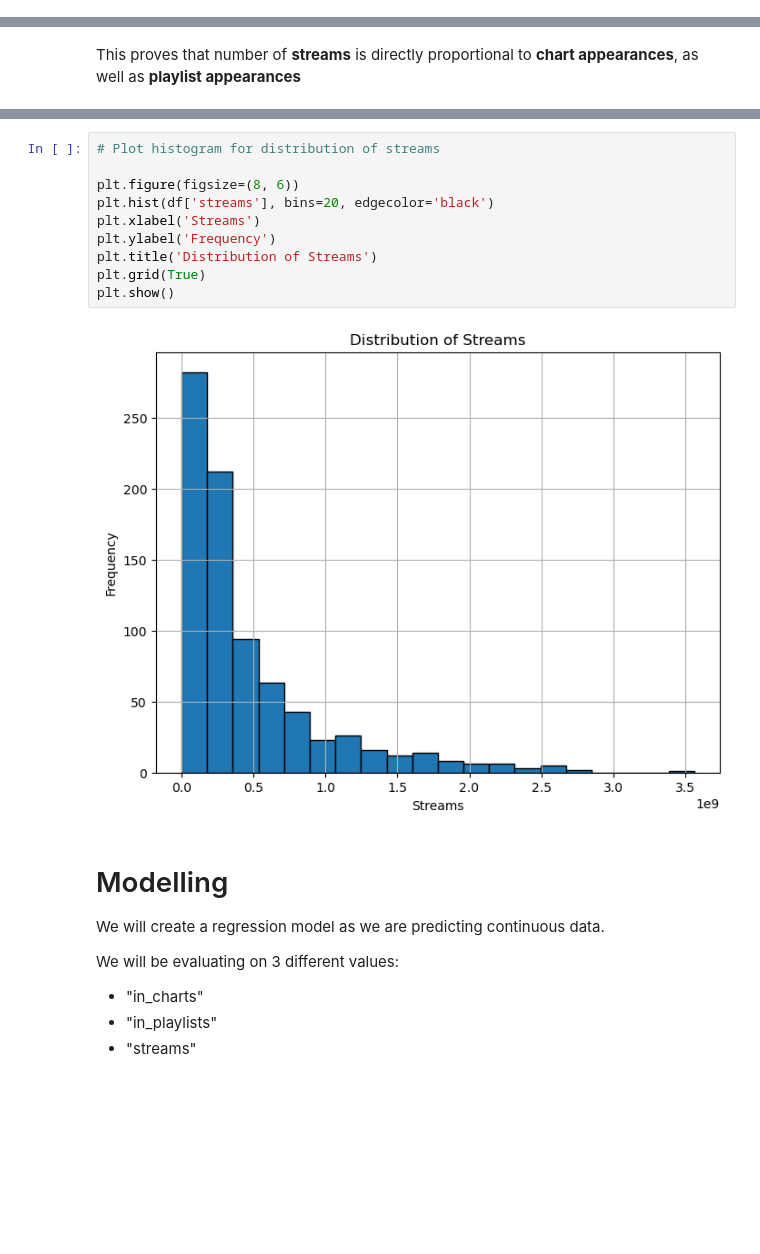
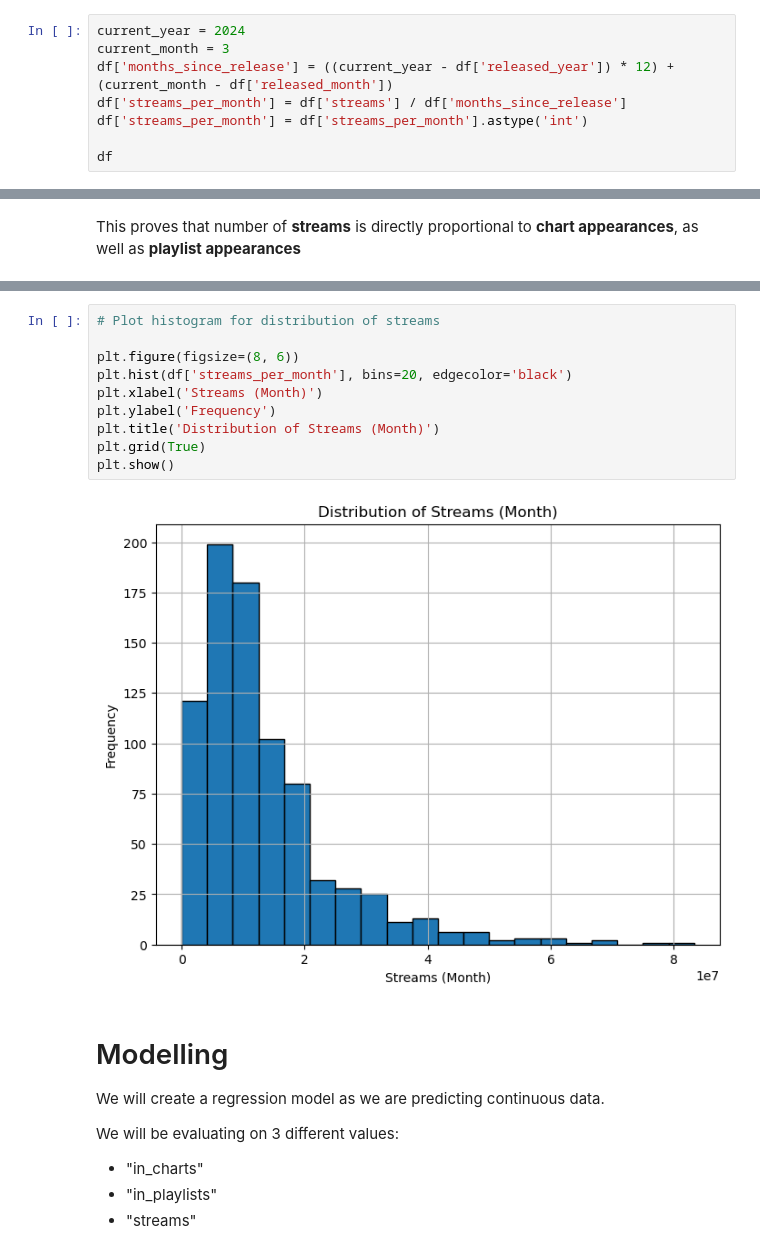
Before and after one commit to certificateofparticipation/VJCxTP-Hackathon-24, a Jupyter notebook: main.ipynb, the cells around one changed output, grey strips where cells are left out. Cells and saved outputs as stored; diff of their text form; blank space fills up the shorter version.

```diff
--- a/main.ipynb
+++ b/main.ipynb
@@ -124,3 +127,11 @@ df.head()
+# %%
+current_year = 2024
+current_month = 3
+df['months_since_release'] = ((current_year - df['released_year']) * 12) + (current_month - df['released_month'])
+df['streams_per_month'] = df['streams'] / df['months_since_release']
+df['streams_per_month'] = df['streams_per_month'].astype('int')
+
+df
 # %% [markdown]
 # Data Visualisation
 
@@ -234,15 +248,15 @@ plt.show()
 # %%
 # Plot histogram for distribution of streams
 
 plt.figure(figsize=(8, 6))
-plt.hist(df['streams'], bins=20, edgecolor='black')
-plt.xlabel('Streams')
+plt.hist(df['streams_per_month'], bins=20, edgecolor='black')
+plt.xlabel('Streams (Month)')
 plt.ylabel('Frequency')
-plt.title('Distribution of Streams')
+plt.title('Distribution of Streams (Month)')
 plt.grid(True)
 plt.show()
 # %% [output]
-[figure, old version]
+[figure, new version]
 # %% [markdown]
 # Modelling
 
```
Also changed, not shown: parts of 15 cells of this notebook.
